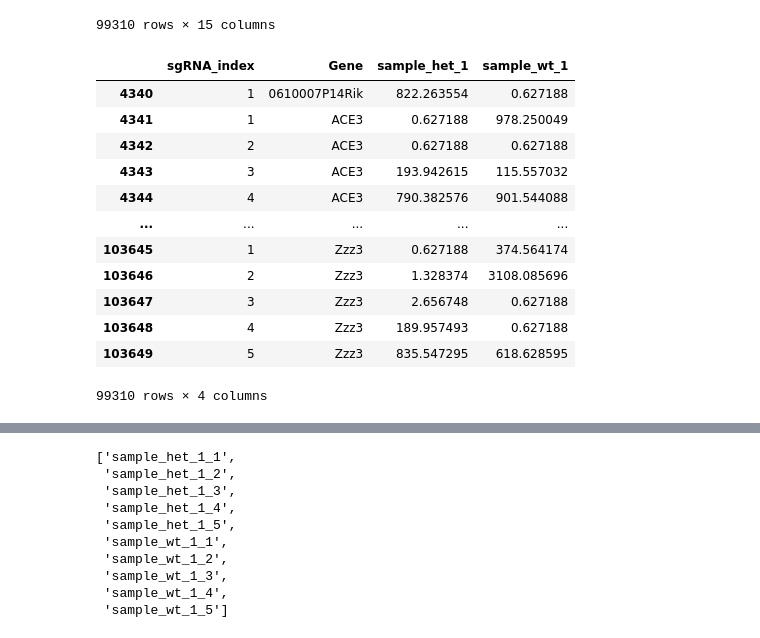
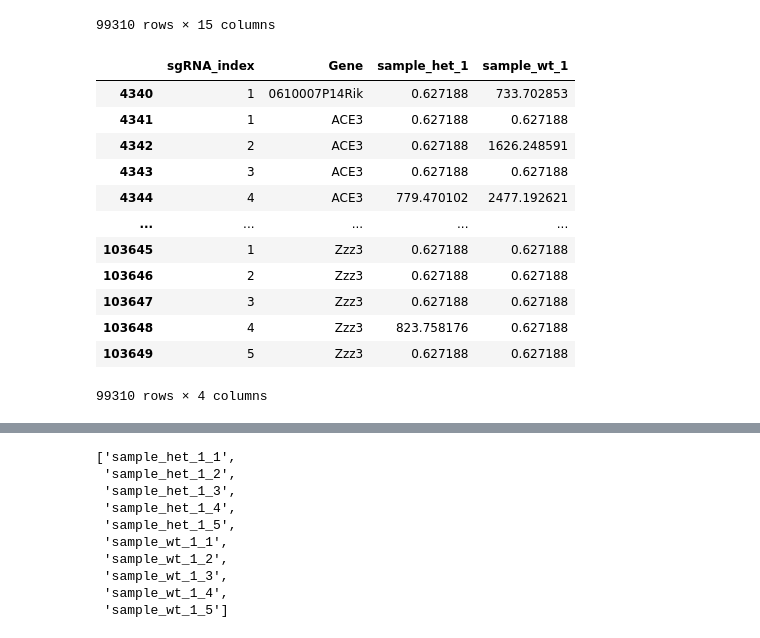
Before and after one commit to FDUguchunhui/crispr, a Jupyter notebook: notebook/analysis/wilcoxon_test.ipynb, the cells around one changed output, grey strips where cells are left out. Saved outputs shown, nothing was run; the diff lists cells and outputs as text; code cells hidden in the pictures.

```diff
--- a/notebook/analysis/wilcoxon_test.ipynb
+++ b/notebook/analysis/wilcoxon_test.ipynb
@@ -63,22 +63,26 @@ norm_data
 99310 rows × 15 columns
 # %%
 # slice column Gene  sample_het_1 and sample_wt_1
-norm_data_1 = norm_data[['sgRNA_index', 'Gene', 'sample_het_1', 'sample_wt_1']]
-# norm_data_1 = norm_data[['sgRNA_index', 'Gene', 'sample_het_6', 'sample_wt_6']]
+# norm_data_1 = norm_data[['sgRNA_index', 'Gene', 'sample_het_1', 'sample_wt_1']]
+# genes_to_label = ['Prok2', 'Dgkk', 'Nr3c2', 'Hif1a', 'Smyd2', 'Zcchc13', 'Ecsit', 'Dgkg', 'Pik3ca', 'Atf1']
+#
+norm_data_1 = norm_data[['sgRNA_index', 'Gene', 'sample_het_6', 'sample_wt_6']].copy()
+norm_data_1.rename(columns={'sample_het_6': 'sample_het_1', 'sample_wt_6': 'sample_wt_1'}, inplace=True)
+genes_to_label = ['Pus1', 'Glo1', 'Chuk', 'Ppard', 'Mapk3', 'Eif2ak2', 'Map2k2', 'Wnt1', 'Gli3', 'Hdac4']
 norm_data_1
 # %% [output]
 |  | sgRNA_index | Gene | sample_het_1 | sample_wt_1 |
-| 4340 | 1 | 0610007P14Rik | 822.263554 | 0.627188 |
-| 4341 | 1 | ACE3 | 0.627188 | 978.250049 |
-| 4342 | 2 | ACE3 | 0.627188 | 0.627188 |
-| 4343 | 3 | ACE3 | 193.942615 | 115.557032 |
-| 4344 | 4 | ACE3 | 790.382576 | 901.544088 |
+| 4340 | 1 | 0610007P14Rik | 0.627188 | 733.702853 |
+| 4341 | 1 | ACE3 | 0.627188 | 0.627188 |
+| 4342 | 2 | ACE3 | 0.627188 | 1626.248591 |
+| 4343 | 3 | ACE3 | 0.627188 | 0.627188 |
+| 4344 | 4 | ACE3 | 779.470102 | 2477.192621 |
 | ... | ... | ... | ... | ... |
-| 103645 | 1 | Zzz3 | 0.627188 | 374.564174 |
-| 103646 | 2 | Zzz3 | 1.328374 | 3108.085696 |
-| 103647 | 3 | Zzz3 | 2.656748 | 0.627188 |
-| 103648 | 4 | Zzz3 | 189.957493 | 0.627188 |
-| 103649 | 5 | Zzz3 | 835.547295 | 618.628595 |
+| 103645 | 1 | Zzz3 | 0.627188 | 0.627188 |
+| 103646 | 2 | Zzz3 | 0.627188 | 0.627188 |
+| 103647 | 3 | Zzz3 | 0.627188 | 0.627188 |
+| 103648 | 4 | Zzz3 | 823.758176 | 0.627188 |
+| 103649 | 5 | Zzz3 | 0.627188 | 0.627188 |
 99310 rows × 4 columns
 # %%
 # pivot_wide the table and use the index as column name
```
Also changed, not shown: parts of 17 cells of this notebook.
